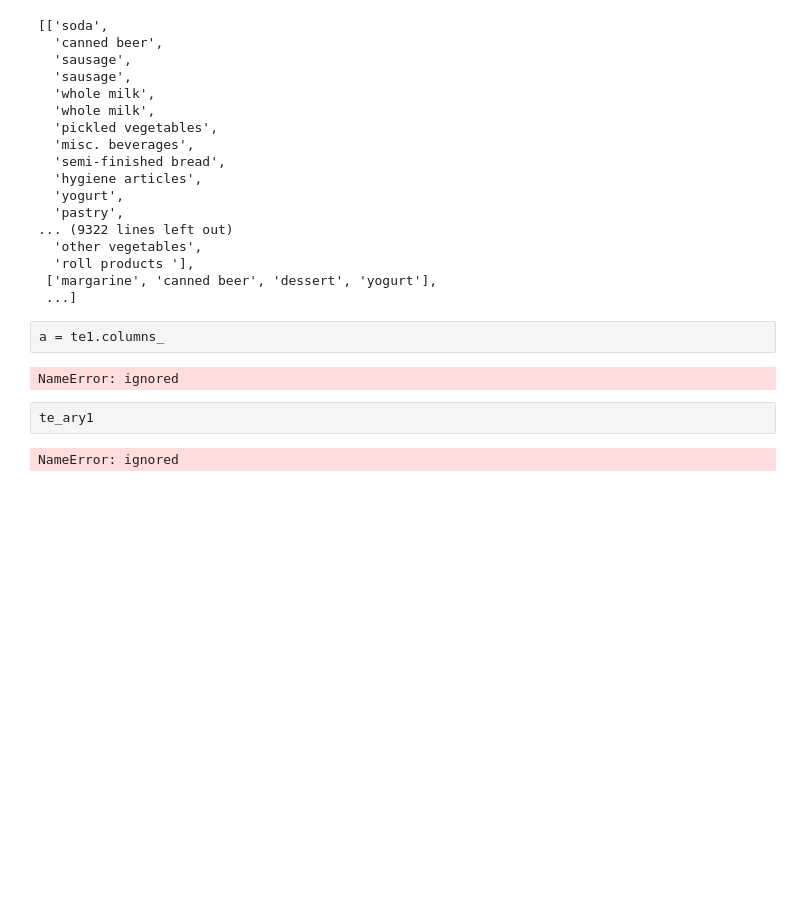
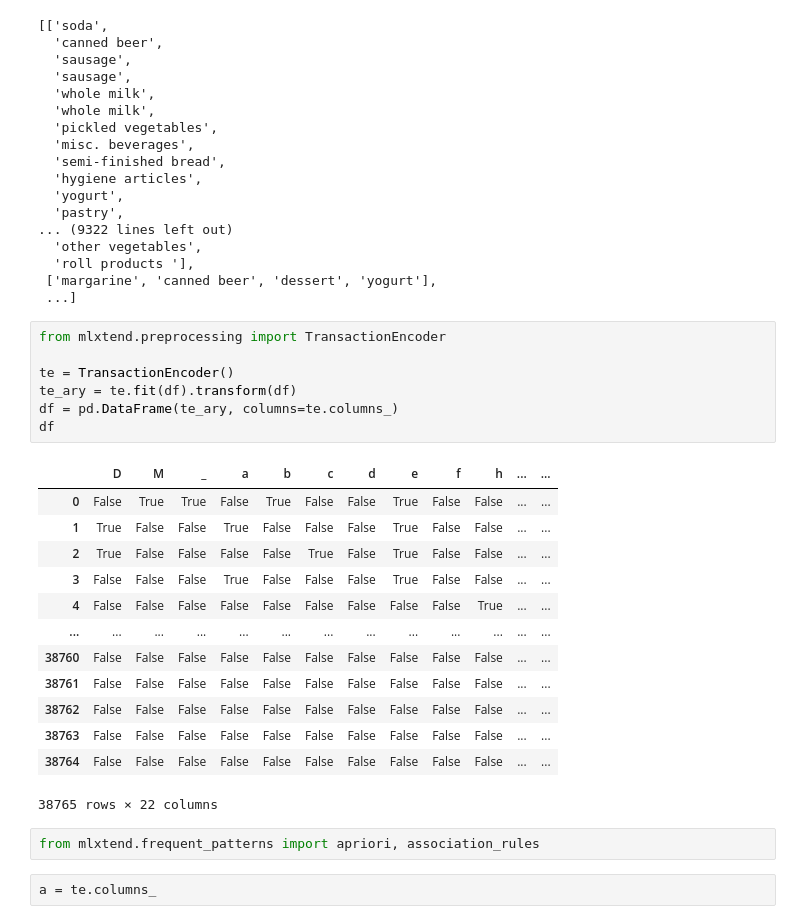
Before and after one commit to SahilD95/Market-BAsket, a Jupyter notebook: Market_Basket_Analsyis.ipynb, the cells around one changed output. Drawn from its saved outputs; the diff is of its cells as text; blank space fills up the shorter version.

```diff
--- a/Market_Basket_Analsyis.ipynb
+++ b/Market_Basket_Analsyis.ipynb
@@ -168,11 +168,28 @@ transactions_members
   'roll products '],
  ['margarine', 'canned beer', 'dessert', 'yogurt'],
  ...]
+# %%
+from mlxtend.preprocessing import TransactionEncoder
+
+te = TransactionEncoder()
+te_ary = te.fit(df).transform(df)
+df = pd.DataFrame(te_ary, columns=te.columns_)
+df
+# %% [output]
+|  | D | M | _ | a | b | c | d | e | f | h | ... | ... |
+| 0 | False | True | True | False | True | False | False | True | False | False | ... | ... |
+| 1 | True | False | False | True | False | False | False | True | False | False | ... | ... |
+| 2 | True | False | False | False | False | True | False | True | False | False | ... | ... |
+| 3 | False | False | False | True | False | False | False | True | False | False | ... | ... |
+| 4 | False | False | False | False | False | False | False | False | False | True | ... | ... |
+| ... | ... | ... | ... | ... | ... | ... | ... | ... | ... | ... | ... | ... |
+| 38760 | False | False | False | False | False | False | False | False | False | False | ... | ... |
+| 38761 | False | False | False | False | False | False | False | False | False | False | ... | ... |
+| 38762 | False | False | False | False | False | False | False | False | False | False | ... | ... |
+| 38763 | False | False | False | False | False | False | False | False | False | False | ... | ... |
+| 38764 | False | False | False | False | False | False | False | False | False | False | ... | ... |
+38765 rows × 22 columns
+# %%
+from mlxtend.frequent_patterns import apriori, association_rules
 # %%
-a = te1.columns_
+a = te.columns_
-# %% [output]
-NameError: ignored
-# %%
-te_ary1
-# %% [output]
-NameError: ignored
```
Also changed, not shown: parts of 11 cells of this notebook.
